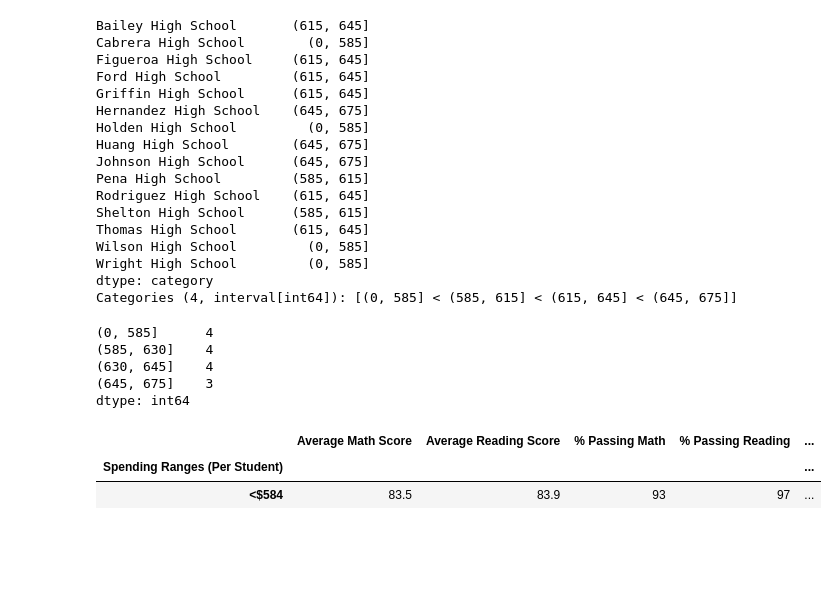
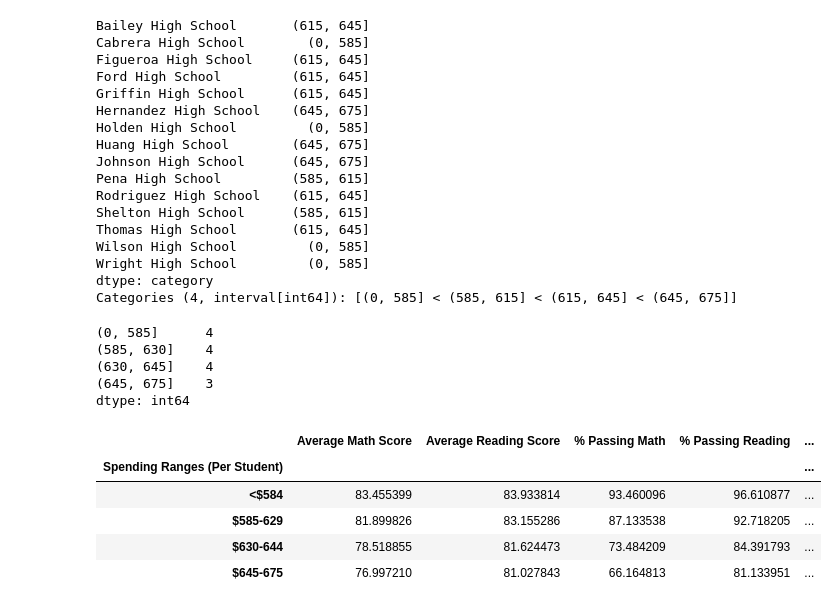
Before and after one commit to rmckinno/School_District_Analysis, a Jupyter notebook: PyCitySchools.ipynb, the cells around one changed output. Saved outputs shown, nothing was run; the diff lists cells and outputs as text; code cells hidden in the pictures; blank space fills up the shorter version.

```diff
--- a/PyCitySchools.ipynb
+++ b/PyCitySchools.ipynb
@@ -875,25 +800,17 @@ overall_passing_spending = overall_passing_spending = per_school_summary_df.grou
 # %%
 # Assemble into DataFrame.
 spending_summary_df = pd.DataFrame({
           "Average Math Score" : spending_math_scores,
           "Average Reading Score": spending_reading_scores,
           "% Passing Math": spending_passing_math,
           "% Passing Reading": spending_passing_reading,
           "% Overall Passing": overall_passing_spending})
+
+spending_summary_df
+# %% [output]
+|  | Average Math Score | Average Reading Score | % Passing Math | % Passing Reading | ... |
+| Spending Ranges (Per Student) |  |  |  |  | ... |
+| <$584 | 83.455399 | 83.933814 | 93.460096 | 96.610877 | ... |
+| $585-629 | 81.899826 | 83.155286 | 87.133538 | 92.718205 | ... |
+| $630-644 | 78.518855 | 81.624473 | 73.484209 | 84.391793 | ... |
+| $645-675 | 76.997210 | 81.027843 | 66.164813 | 81.133951 | ... |
-# %%
-# Formatting
-spending_summary_df["Average Math Score"] = spending_summary_df["Average Math Score"].map("{:.1f}".format)
-
-spending_summary_df["Average Reading Score"] = spending_summary_df["Average Reading Score"].map("{:.1f}".format)
-
-spending_summary_df["% Passing Math"] = spending_summary_df["% Passing Math"].map("{:.0f}".format)
-
-spending_summary_df["% Passing Reading"] = spending_summary_df["% Passing Reading"].map("{:.0f}".format)
-
-spending_summary_df["% Overall Passing"] = spending_summary_df["% Overall Passing"].map("{:.0f}".format)
-
-spending_summary_df.head(1)
-# %% [output]
-|  | Average Math Score | Average Reading Score | % Passing Math | % Passing Reading | ... |
-| Spending Ranges (Per Student) |  |  |  |  | ... |
-| <$584 | 83.5 | 83.9 | 93 | 97 | ... |
```
Also changed, not shown: parts of 21 cells of this notebook.
